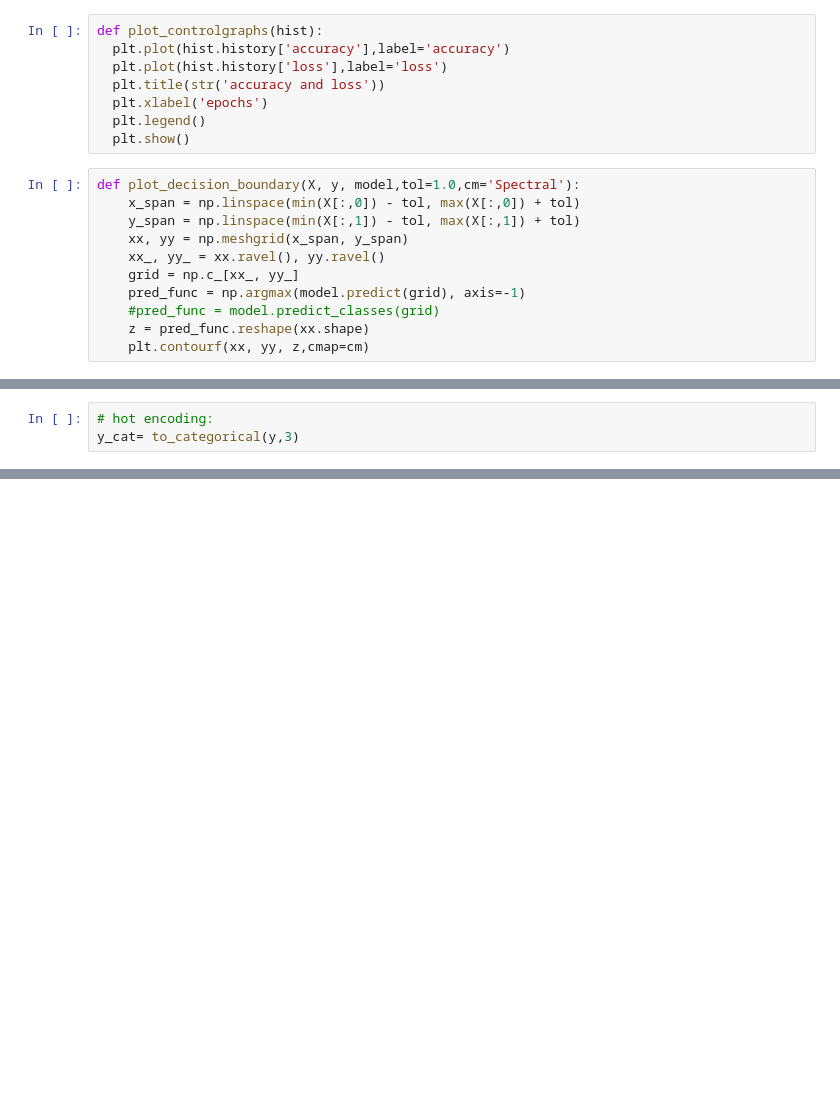
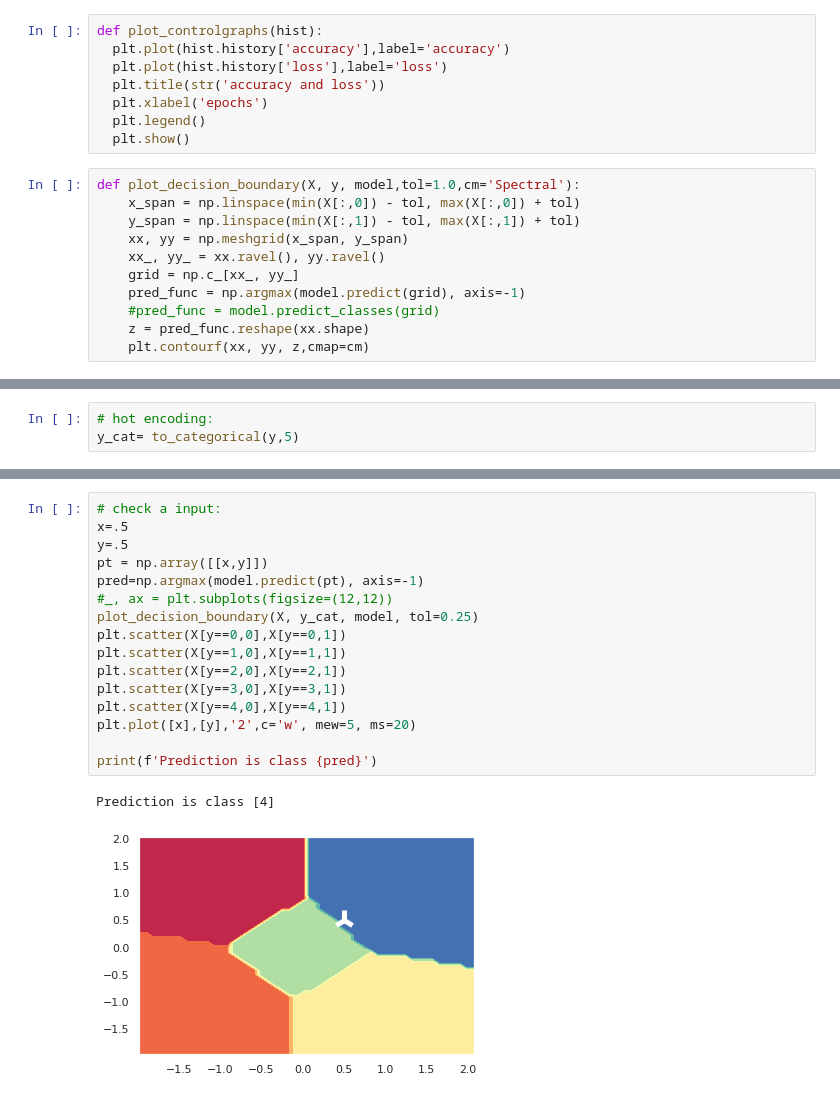
Before and after one commit to tegerte/1, a Jupyter notebook: MultiClass_NNW.ipynb, the cells around one changed output, grey strips where cells are left out. Saved outputs shown, nothing was run; the diff lists cells and outputs as text; blank space fills up the shorter version.

```diff
--- a/MultiClass_NNW.ipynb
+++ b/MultiClass_NNW.ipynb
@@ -50,5 +56,5 @@ plt.scatter(X[y==2,0],X[y==2,1]);
 # %%
 # hot encoding:
-y_cat= to_categorical(y,3)
+y_cat= to_categorical(y,5)
 # %%
 model = Sequential()
@@ -75,0 +84,19 @@ plt.scatter(X[y==2,0],X[y==2,1]);
+# %%
+# check a input:
+x=.5
+y=.5
+pt = np.array([[x,y]])
+pred=np.argmax(model.predict(pt), axis=-1)
+#_, ax = plt.subplots(figsize=(12,12))
+plot_decision_boundary(X, y_cat, model, tol=0.25)
+plt.scatter(X[y==0,0],X[y==0,1])
+plt.scatter(X[y==1,0],X[y==1,1])
+plt.scatter(X[y==2,0],X[y==2,1])
+plt.scatter(X[y==3,0],X[y==3,1])
+plt.scatter(X[y==4,0],X[y==4,1])
+plt.plot([x],[y],'2',c='w', mew=5, ms=20)
+
+print(f'Prediction is class {pred}')
+# %% [output]
+Prediction is class [4]
+[figure, added]
```
Also changed, not shown: parts of 6 cells of this notebook.
